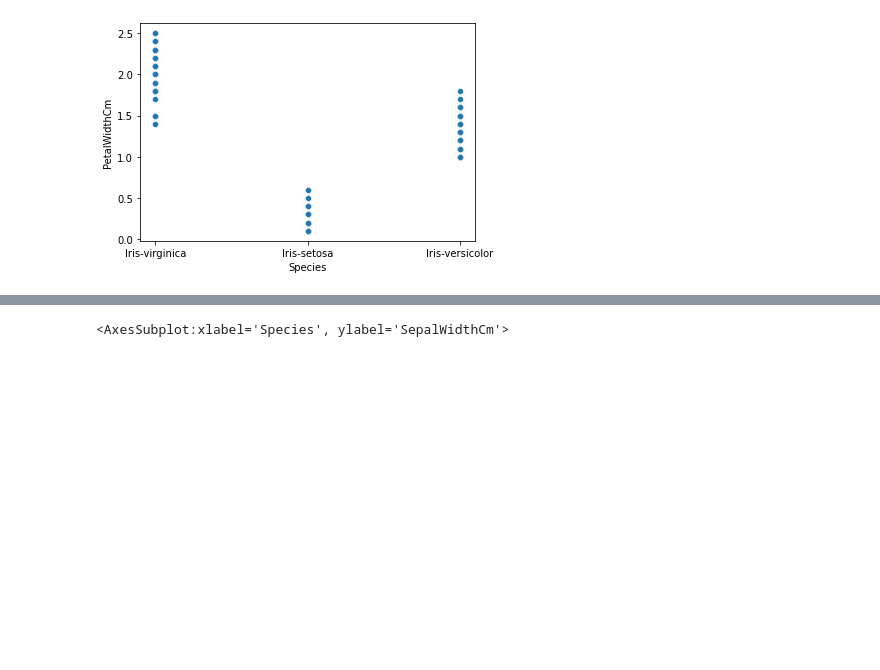
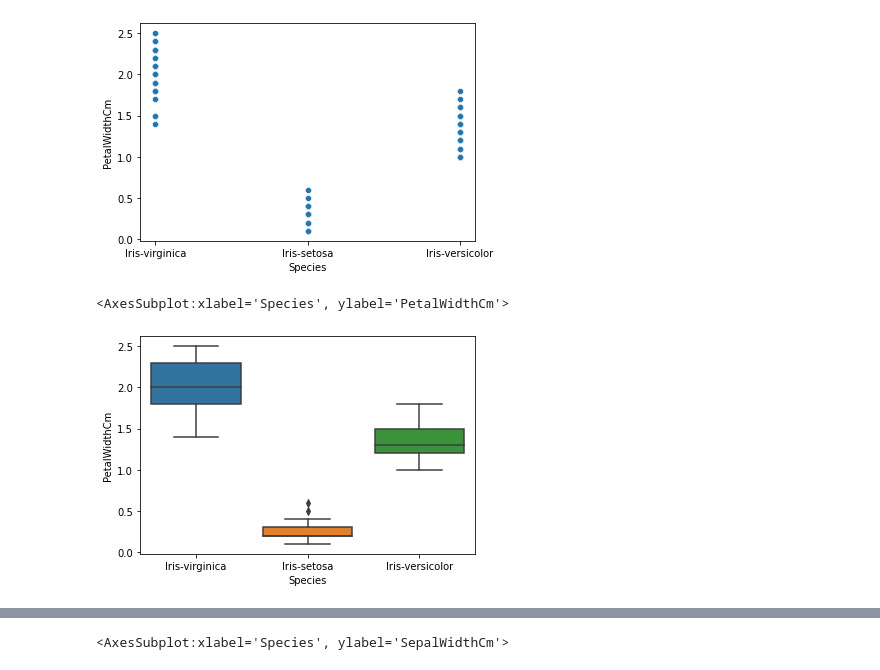
Before and after one commit to PatilOjas/AIML-Lab, a Jupyter notebook: Exp 4/naiveBayes.ipynb, the cells around one changed output, grey strips where cells are left out. Saved outputs shown, nothing was run; the diff lists cells and outputs as text; code cells hidden in the pictures; blank space fills up the shorter version.

```diff
--- a/Exp 4/naiveBayes.ipynb
+++ b/Exp 4/naiveBayes.ipynb
@@ -92,3 +97,8 @@ sns.scatterplot(df.Species, df.PetalWidthCm)
 # %% [output]
 <AxesSubplot:xlabel='Species', ylabel='PetalWidthCm'>
 [figure]
+# %%
+sns.boxplot(df.Species, df.PetalWidthCm)
+# %% [output]
+<AxesSubplot:xlabel='Species', ylabel='PetalWidthCm'>
+[figure, added]
```
Also changed, not shown: parts of 6 cells of this notebook.
